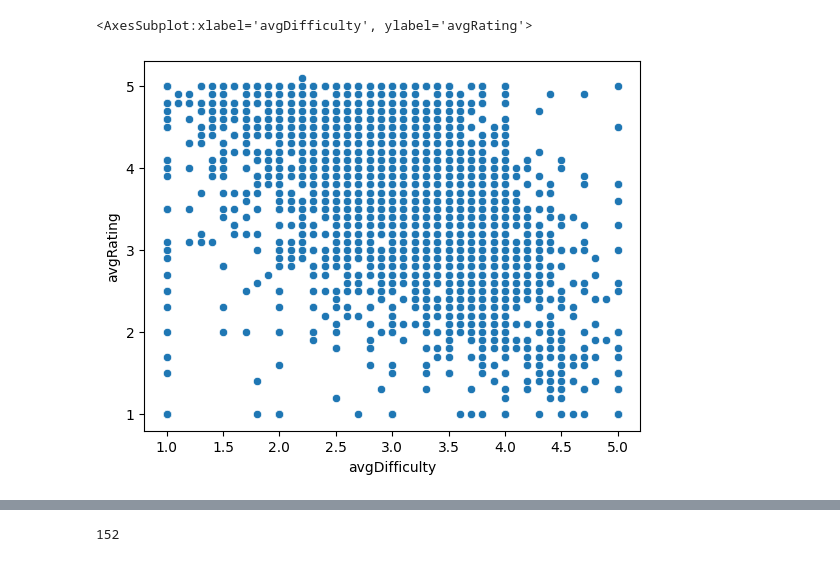
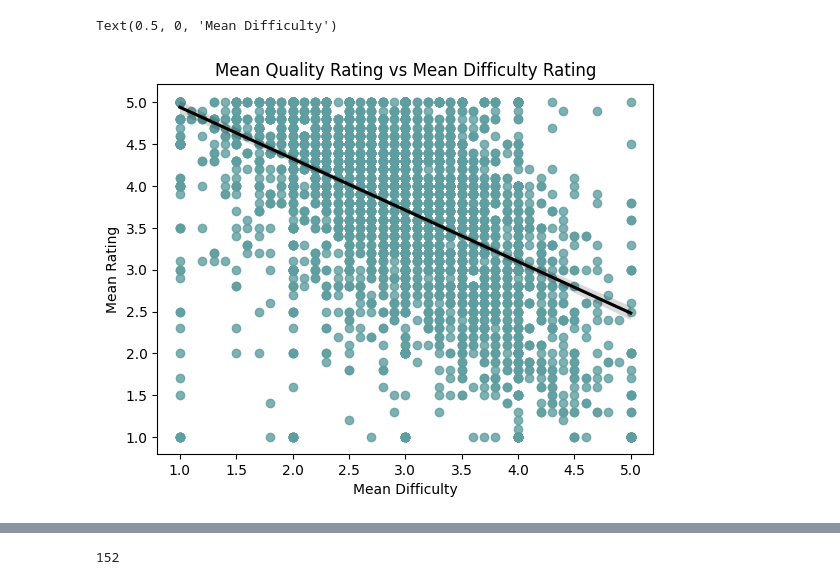
Before and after one commit to Riley-Adams/sta141b_project, a Jupyter notebook: profsEDA.ipynb, the cells around one changed output, grey strips where cells are left out. Saved outputs shown, nothing was run; the diff lists cells and outputs as text; code cells hidden in the pictures.

```diff
--- a/profsEDA.ipynb
+++ b/profsEDA.ipynb
@@ -63,9 +88,14 @@ sns.histplot(profs['avgDifficulty'], binwidth=0.5)
 # %%
 # scatterplot rating vs difficulty
-sns.scatterplot(profs, x=profs['avgDifficulty'], y=profs['avgRating'])
+sns.regplot(profs, x=profs['avgDifficulty'], y=profs['avgRating'],
+            scatter_kws={"color": "cadetblue"},
+            line_kws={"color": "black"})
+plt.title("Mean Quality Rating vs Mean Difficulty Rating")
+plt.ylabel("Mean Rating")
+plt.xlabel("Mean Difficulty")
 # %% [output]
-<AxesSubplot:xlabel='avgDifficulty', ylabel='avgRating'>
+Text(0.5, 0, 'Mean Difficulty')
-[figure, old version]
+[figure, new version]
 # %%
 # correlation
 corr = profs['avgRating'].corr(profs['avgDifficulty'])
```
Also changed, not shown: parts of 45 cells of this notebook.
